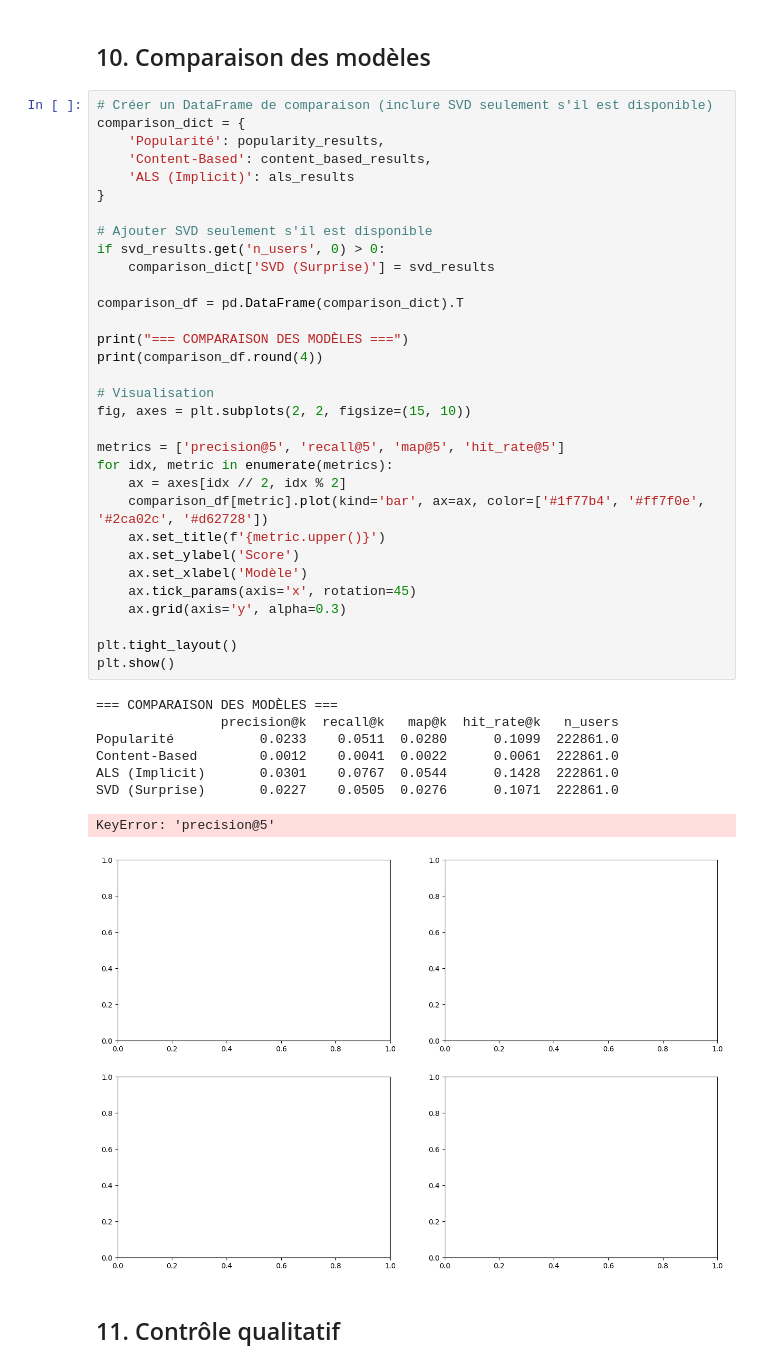
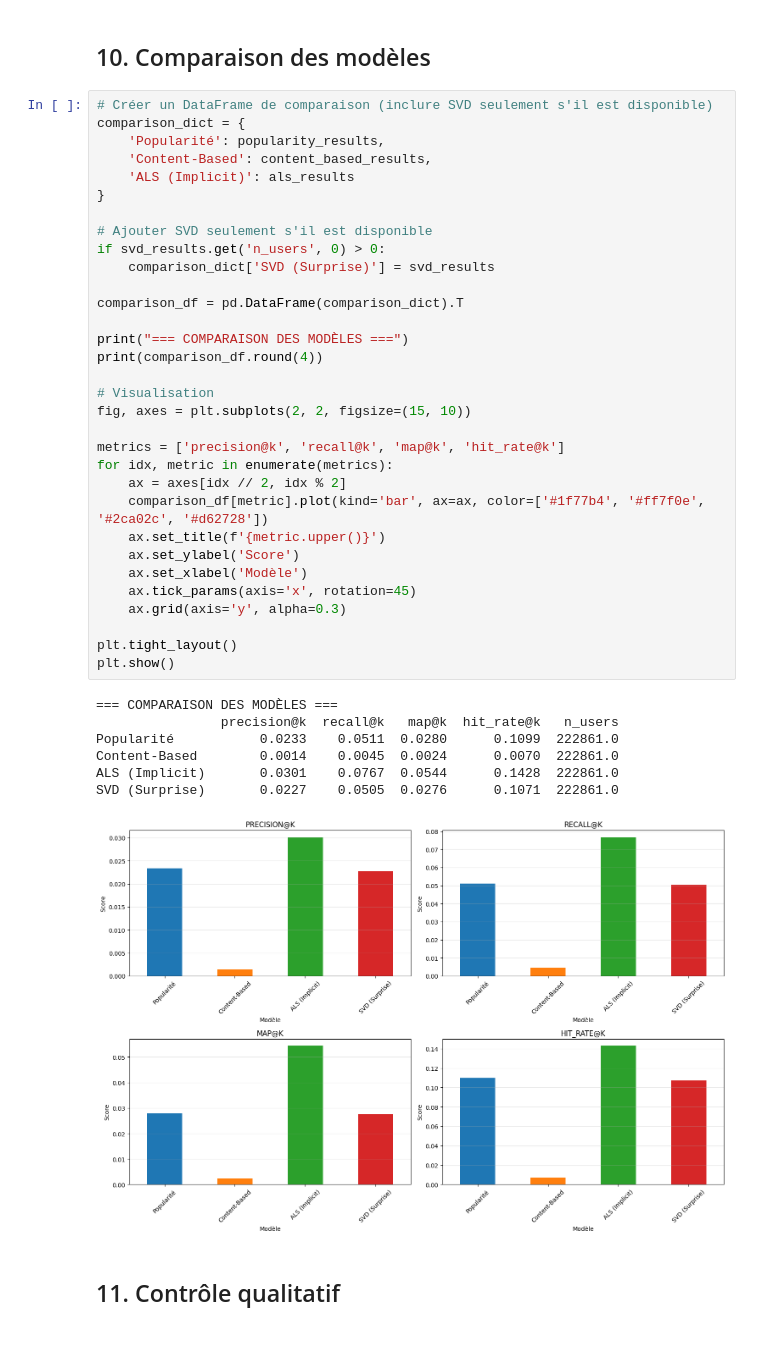
Before and after one commit to nicop1709/P10, a Jupyter notebook: Notebook_recommender_system.ipynb, the cells around one changed output. Drawn from its saved outputs; the diff is of its cells as text; blank space fills up the shorter version.

```diff
--- a/Notebook_recommender_system.ipynb
+++ b/Notebook_recommender_system.ipynb
@@ -897,37 +932,36 @@ comparison_dict = {
 
 # Ajouter SVD seulement s'il est disponible
 if svd_results.get('n_users', 0) > 0:
     comparison_dict['SVD (Surprise)'] = svd_results
 
 comparison_df = pd.DataFrame(comparison_dict).T
 
 print("=== COMPARAISON DES MODÈLES ===")
 print(comparison_df.round(4))
 
 # Visualisation
 fig, axes = plt.subplots(2, 2, figsize=(15, 10))
 
-metrics = ['precision@5', 'recall@5', 'map@5', 'hit_rate@5']
+metrics = ['precision@k', 'recall@k', 'map@k', 'hit_rate@k']
 for idx, metric in enumerate(metrics):
     ax = axes[idx // 2, idx % 2]
     comparison_df[metric].plot(kind='bar', ax=ax, color=['#1f77b4', '#ff7f0e', '#2ca02c', '#d62728'])
     ax.set_title(f'{metric.upper()}')
     ax.set_ylabel('Score')
     ax.set_xlabel('Modèle')
     ax.tick_params(axis='x', rotation=45)
     ax.grid(axis='y', alpha=0.3)
 
 plt.tight_layout()
 plt.show()
 # %% [output]
 === COMPARAISON DES MODÈLES ===
                 precision@k  recall@k   map@k  hit_rate@k   n_users
 Popularité           0.0233    0.0511  0.0280      0.1099  222861.0
-Content-Based        0.0012    0.0041  0.0022      0.0061  222861.0
+Content-Based        0.0014    0.0045  0.0024      0.0070  222861.0
 ALS (Implicit)       0.0301    0.0767  0.0544      0.1428  222861.0
 SVD (Surprise)       0.0227    0.0505  0.0276      0.1071  222861.0
-KeyError: 'precision@5'
-[figure, old version]
+[figure, new version]
 # %% [markdown]
 ## 11. Contrôle qualitatif
 # %%
```
Also changed, not shown: parts of 4 cells of this notebook, 1 other file.
